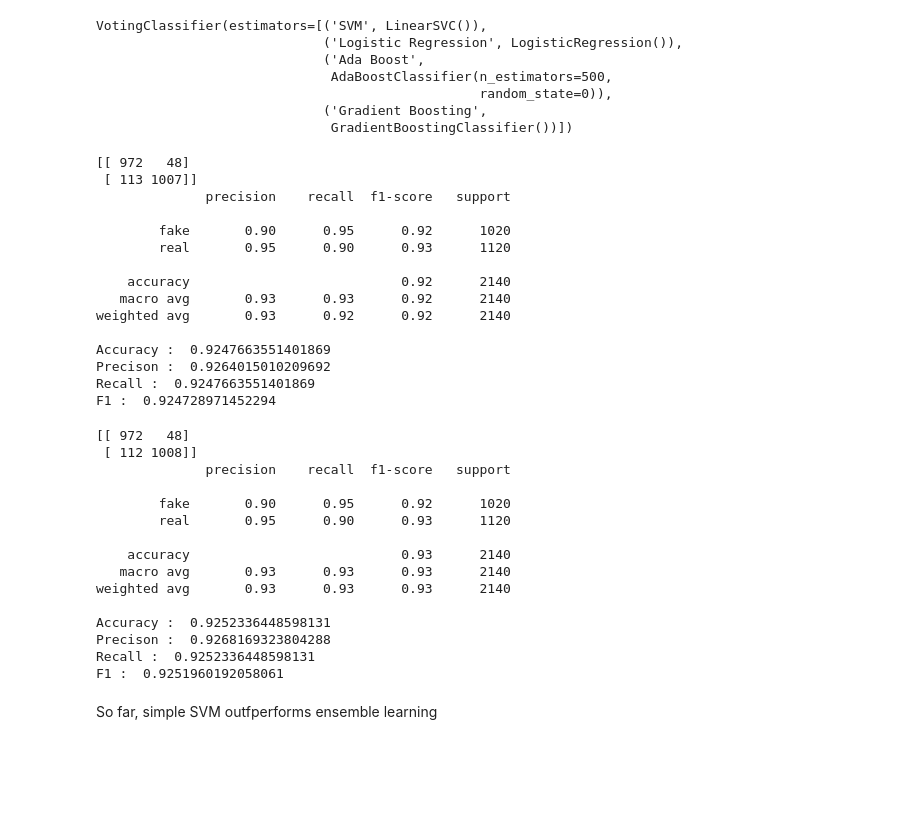
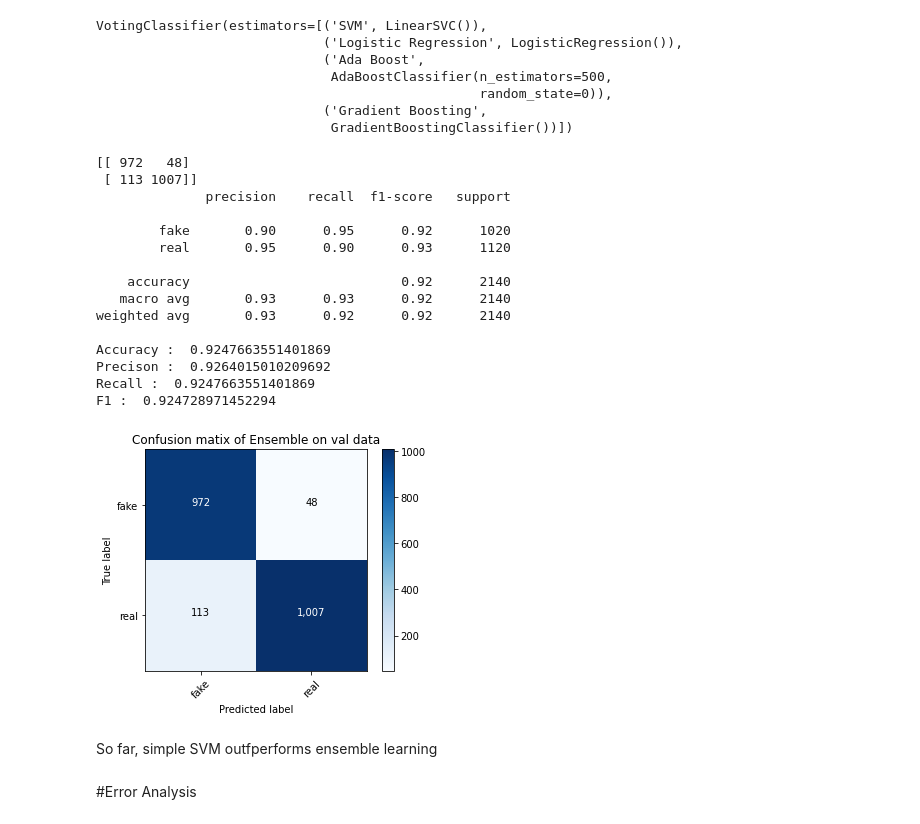
Before and after one commit to smkerr/COVID-fake-news-detection, a Jupyter notebook: model/fine_tuned_model.ipynb, the cells around one changed output. Saved outputs shown, nothing was run; the diff lists cells and outputs as text; code cells hidden in the pictures; blank space fills up the shorter version.

Commit message:
error analysis

```diff
--- a/model/fine_tuned_model.ipynb
+++ b/model/fine_tuned_model.ipynb
@@ -423,44 +421,31 @@ VotingClassifier(estimators=[('SVM', LinearSVC()),
                               GradientBoostingClassifier())])
 # %%
 voting_pred = voting_clf.predict(tfidf_val)
-# %%
-print_metrics(voting_pred,val['label'])
-# %% [output]
-[[ 972   48]
- [ 113 1007]]
-              precision    recall  f1-score   support
-
-        fake       0.90      0.95      0.92      1020
-        real       0.95      0.90      0.93      1120
-
-    accuracy                           0.92      2140
-   macro avg       0.93      0.93      0.92      2140
-weighted avg       0.93      0.92      0.92      2140
-
-Accuracy :  0.9247663551401869
-Precison :  0.9264015010209692
-Recall :  0.9247663551401869
-F1 :  0.924728971452294
 # %%
 #soft voting (predicts the class label based on the argmax of the sums of the predicted probabilities)
 voting_clf.voting = "soft"
-# %%
-print_metrics(voting_pred,val['label'])
-# %% [output]
-[[ 972   48]
- [ 112 1008]]
-              precision    recall  f1-score   support
-
-        fake       0.90      0.95      0.92      1020
-        real       0.95      0.90      0.93      1120
-
-    accuracy                           0.93      2140
-   macro avg       0.93      0.93      0.93      2140
-weighted avg       0.93      0.93      0.93      2140
-
-Accuracy :  0.9252336448598131
-Precison :  0.9268169323804288
-Recall :  0.9252336448598131
-F1 :  0.9251960192058061
+# %%
+print_metrics(voting_pred,val['label'])
+plot_confusion_matrix(confusion_matrix(val['label'],voting_pred),target_names=['fake','real'], normalize = False, \
+                      title = 'Confusion matix of Ensemble on val data')
+# %% [output]
+[[ 972   48]
+ [ 113 1007]]
+              precision    recall  f1-score   support
+
+        fake       0.90      0.95      0.92      1020
+        real       0.95      0.90      0.93      1120
+
+    accuracy                           0.92      2140
+   macro avg       0.93      0.93      0.92      2140
+weighted avg       0.93      0.92      0.92      2140
+
+Accuracy :  0.9247663551401869
+Precison :  0.9264015010209692
+Recall :  0.9247663551401869
+F1 :  0.924728971452294
+[figure, added]
 # %% [markdown]
 So far, simple SVM outfperforms ensemble learning
+# %% [markdown]
+#Error Analysis
```
Also changed, not shown: parts of 6 cells of this notebook, 1 other file.
